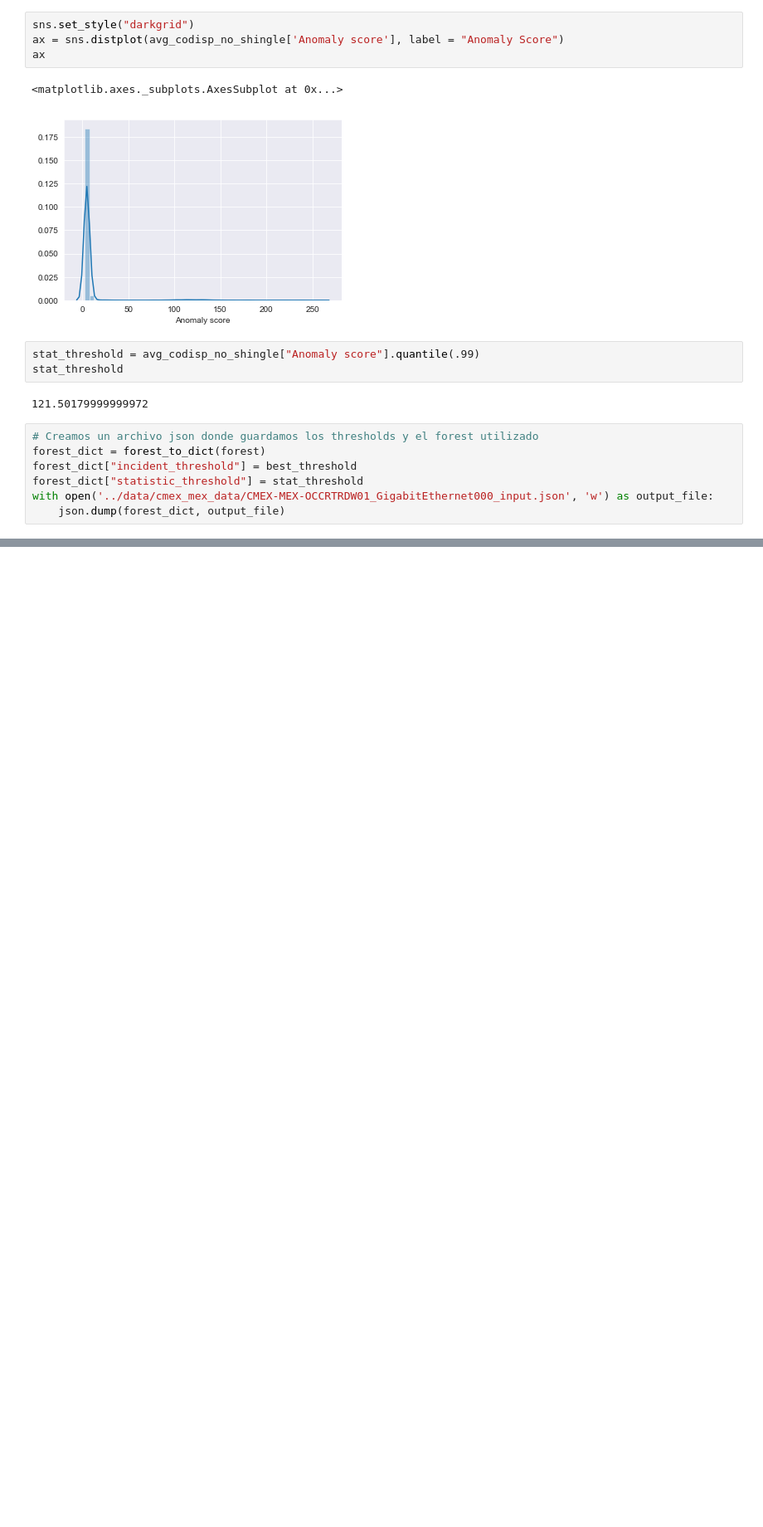
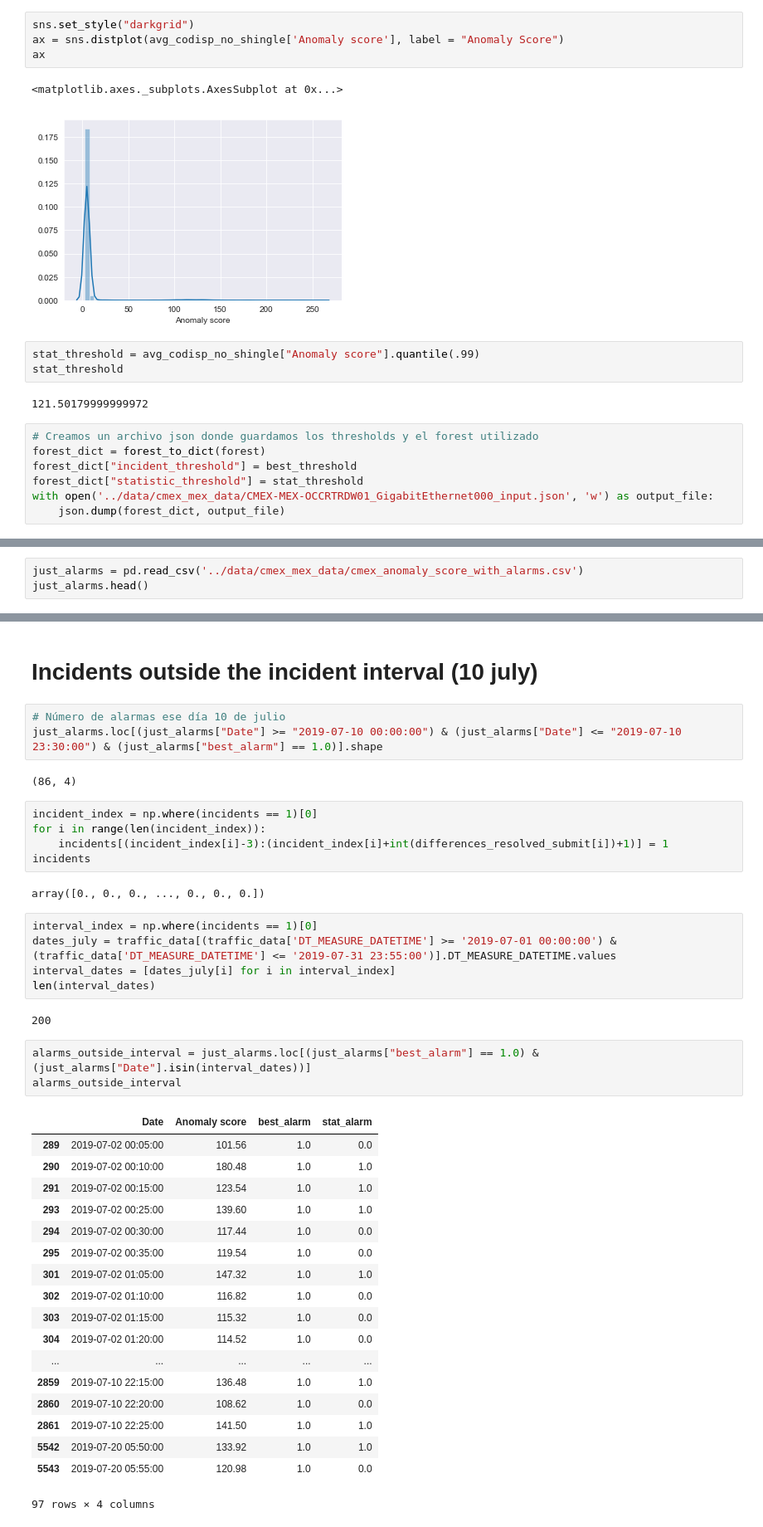
Before and after one commit to Coptero/Machine-Learning, a Jupyter notebook: notebooks/CMEX_MEX.ipynb, the cells around one changed output, grey strips where cells are left out. Shown at 83% size. Cells and saved outputs as stored; diff of their text form; blank space fills up the shorter version.

```diff
--- a/notebooks/CMEX_MEX.ipynb
+++ b/notebooks/CMEX_MEX.ipynb
@@ -150,0 +229,3 @@ with open('../data/cmex_mex_data/CMEX-MEX-OCCRTRDW01_GigabitEthernet000_input.js
+# %%
+just_alarms = pd.read_csv('../data/cmex_mex_data/cmex_anomaly_score_with_alarms.csv')
+just_alarms.head()
@@ -150,0 +239,43 @@ with open('../data/cmex_mex_data/CMEX-MEX-OCCRTRDW01_GigabitEthernet000_input.js
+# %% [markdown]
+# Incidents outside the incident interval (10 july)
+# %%
+# Número de alarmas ese día 10 de julio
+just_alarms.loc[(just_alarms["Date"] >= "2019-07-10 00:00:00") & (just_alarms["Date"] <= "2019-07-10 23:30:00") & (just_alarms["best_alarm"] == 1.0)].shape
+# %% [output]
+(86, 4)
+# %%
+incident_index = np.where(incidents == 1)[0]
+for i in range(len(incident_index)):
+    incidents[(incident_index[i]-3):(incident_index[i]+int(differences_resolved_submit[i])+1)] = 1
+incidents
+# %% [output]
+array([0., 0., 0., ..., 0., 0., 0.])
+# %%
+interval_index = np.where(incidents == 1)[0]
+dates_july = traffic_data[(traffic_data['DT_MEASURE_DATETIME'] >= '2019-07-01 00:00:00') & (traffic_data['DT_MEASURE_DATETIME'] <= '2019-07-31 23:55:00')].DT_MEASURE_DATETIME.values
+interval_dates = [dates_july[i] for i in interval_index]
+len(interval_dates)
+# %% [output]
+200
+# %%
+alarms_outside_interval = just_alarms.loc[(just_alarms["best_alarm"] == 1.0) & (just_alarms["Date"].isin(interval_dates))]
+alarms_outside_interval
+# %% [output]
+|  | Date | Anomaly score | best_alarm | stat_alarm |
+| 289 | 2019-07-02 00:05:00 | 101.56 | 1.0 | 0.0 |
+| 290 | 2019-07-02 00:10:00 | 180.48 | 1.0 | 1.0 |
+| 291 | 2019-07-02 00:15:00 | 123.54 | 1.0 | 1.0 |
+| 293 | 2019-07-02 00:25:00 | 139.60 | 1.0 | 1.0 |
+| 294 | 2019-07-02 00:30:00 | 117.44 | 1.0 | 0.0 |
+| 295 | 2019-07-02 00:35:00 | 119.54 | 1.0 | 0.0 |
+| 301 | 2019-07-02 01:05:00 | 147.32 | 1.0 | 1.0 |
+| 302 | 2019-07-02 01:10:00 | 116.82 | 1.0 | 0.0 |
+| 303 | 2019-07-02 01:15:00 | 115.32 | 1.0 | 0.0 |
+| 304 | 2019-07-02 01:20:00 | 114.52 | 1.0 | 0.0 |
+| ... | ... | ... | ... | ... |
+| 2859 | 2019-07-10 22:15:00 | 136.48 | 1.0 | 1.0 |
+| 2860 | 2019-07-10 22:20:00 | 108.62 | 1.0 | 0.0 |
+| 2861 | 2019-07-10 22:25:00 | 141.50 | 1.0 | 1.0 |
+| 5542 | 2019-07-20 05:50:00 | 133.92 | 1.0 | 1.0 |
+| 5543 | 2019-07-20 05:55:00 | 120.98 | 1.0 | 0.0 |
+97 rows × 4 columns
```
Also changed, not shown: parts of 17 cells of this notebook, 3 other files.
